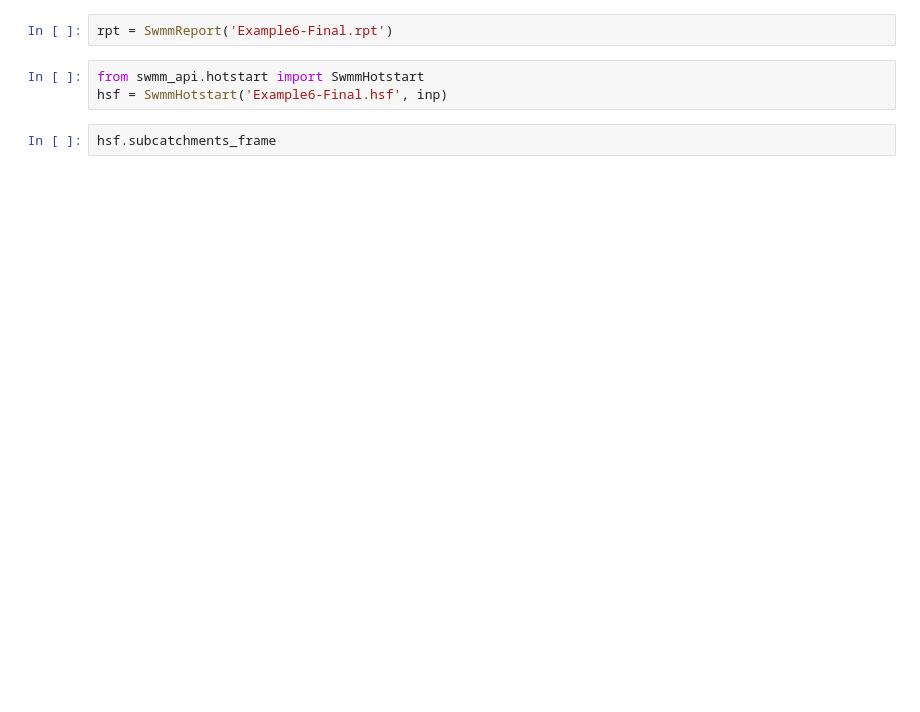
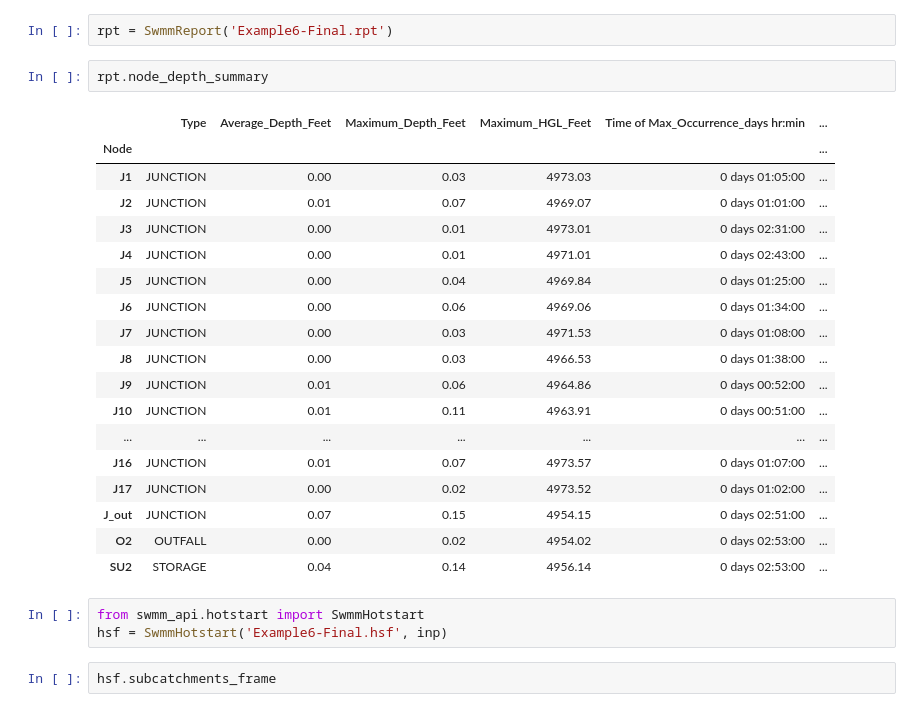
Before and after one commit to sergiobpapplus/custom_swmm_api, a Jupyter notebook: examples/spn10/swmm_files_reader.ipynb, the cells around one changed output. Cells and saved outputs as stored; diff of their text form; blank space fills up the shorter version.

```diff
--- a/examples/spn10/swmm_files_reader.ipynb
+++ b/examples/spn10/swmm_files_reader.ipynb
@@ -9,5 +140,26 @@ out = SwmmOutput('Example6-Final.out')
 # %%
 rpt = SwmmReport('Example6-Final.rpt')
+# %%
+rpt.node_depth_summary
+# %% [output]
+|  | Type | Average_Depth_Feet | Maximum_Depth_Feet | Maximum_HGL_Feet | Time of Max_Occurrence_days hr:min | ... |
+| Node |  |  |  |  |  | ... |
+| J1 | JUNCTION | 0.00 | 0.03 | 4973.03 | 0 days 01:05:00 | ... |
+| J2 | JUNCTION | 0.01 | 0.07 | 4969.07 | 0 days 01:01:00 | ... |
+| J3 | JUNCTION | 0.00 | 0.01 | 4973.01 | 0 days 02:31:00 | ... |
+| J4 | JUNCTION | 0.00 | 0.01 | 4971.01 | 0 days 02:43:00 | ... |
+| J5 | JUNCTION | 0.00 | 0.04 | 4969.84 | 0 days 01:25:00 | ... |
+| J6 | JUNCTION | 0.00 | 0.06 | 4969.06 | 0 days 01:34:00 | ... |
+| J7 | JUNCTION | 0.00 | 0.03 | 4971.53 | 0 days 01:08:00 | ... |
+| J8 | JUNCTION | 0.00 | 0.03 | 4966.53 | 0 days 01:38:00 | ... |
+| J9 | JUNCTION | 0.01 | 0.06 | 4964.86 | 0 days 00:52:00 | ... |
+| J10 | JUNCTION | 0.01 | 0.11 | 4963.91 | 0 days 00:51:00 | ... |
+| ... | ... | ... | ... | ... | ... | ... |
+| J16 | JUNCTION | 0.01 | 0.07 | 4973.57 | 0 days 01:07:00 | ... |
+| J17 | JUNCTION | 0.00 | 0.02 | 4973.52 | 0 days 01:02:00 | ... |
+| J_out | JUNCTION | 0.07 | 0.15 | 4954.15 | 0 days 02:51:00 | ... |
+| O2 | OUTFALL | 0.00 | 0.02 | 4954.02 | 0 days 02:53:00 | ... |
+| SU2 | STORAGE | 0.04 | 0.14 | 4956.14 | 0 days 02:53:00 | ... |
 # %%
 from swmm_api.hotstart import SwmmHotstart
 hsf = SwmmHotstart('Example6-Final.hsf', inp)
```
Also changed, not shown: parts of 13 cells of this notebook, 4 other files.
